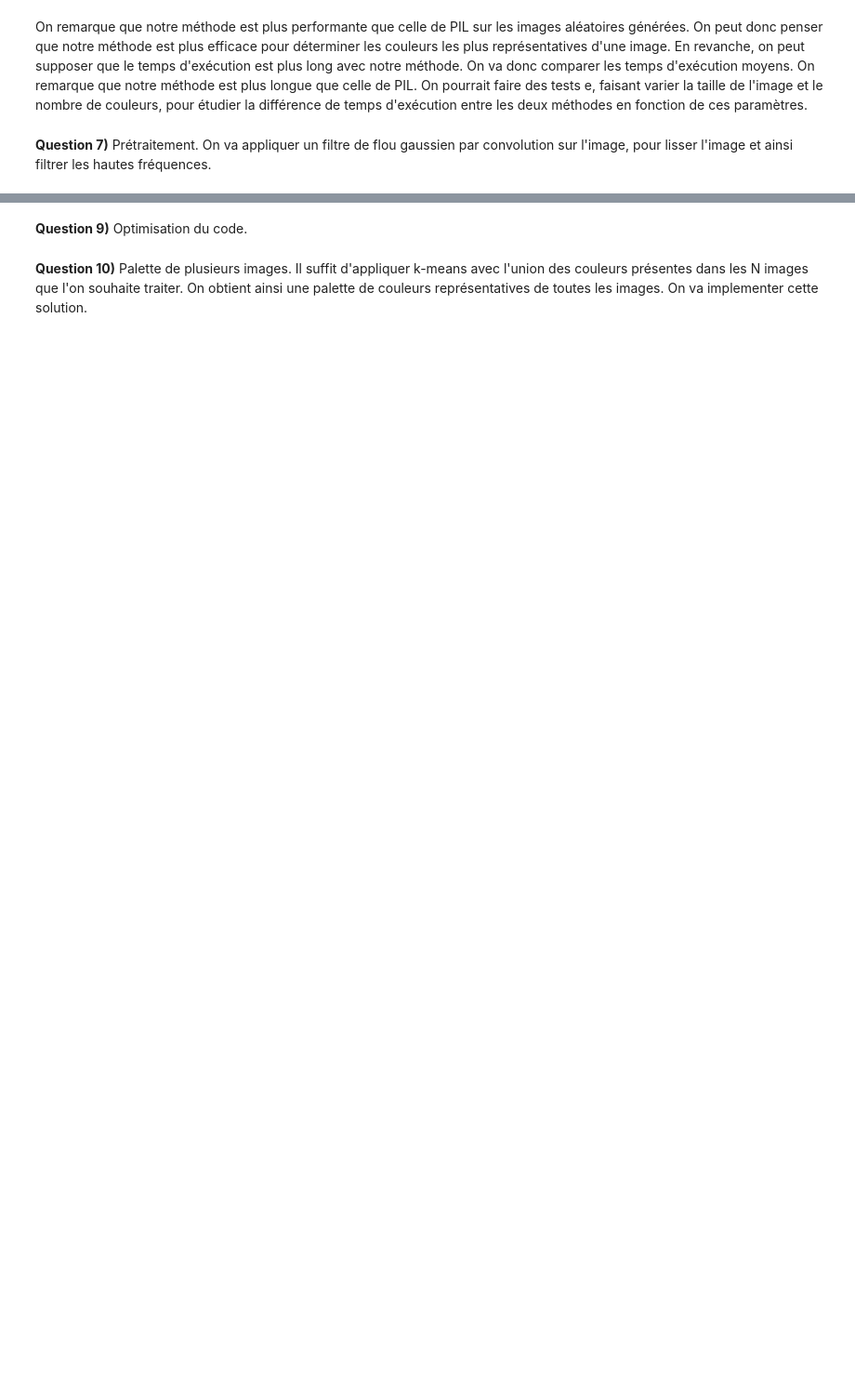
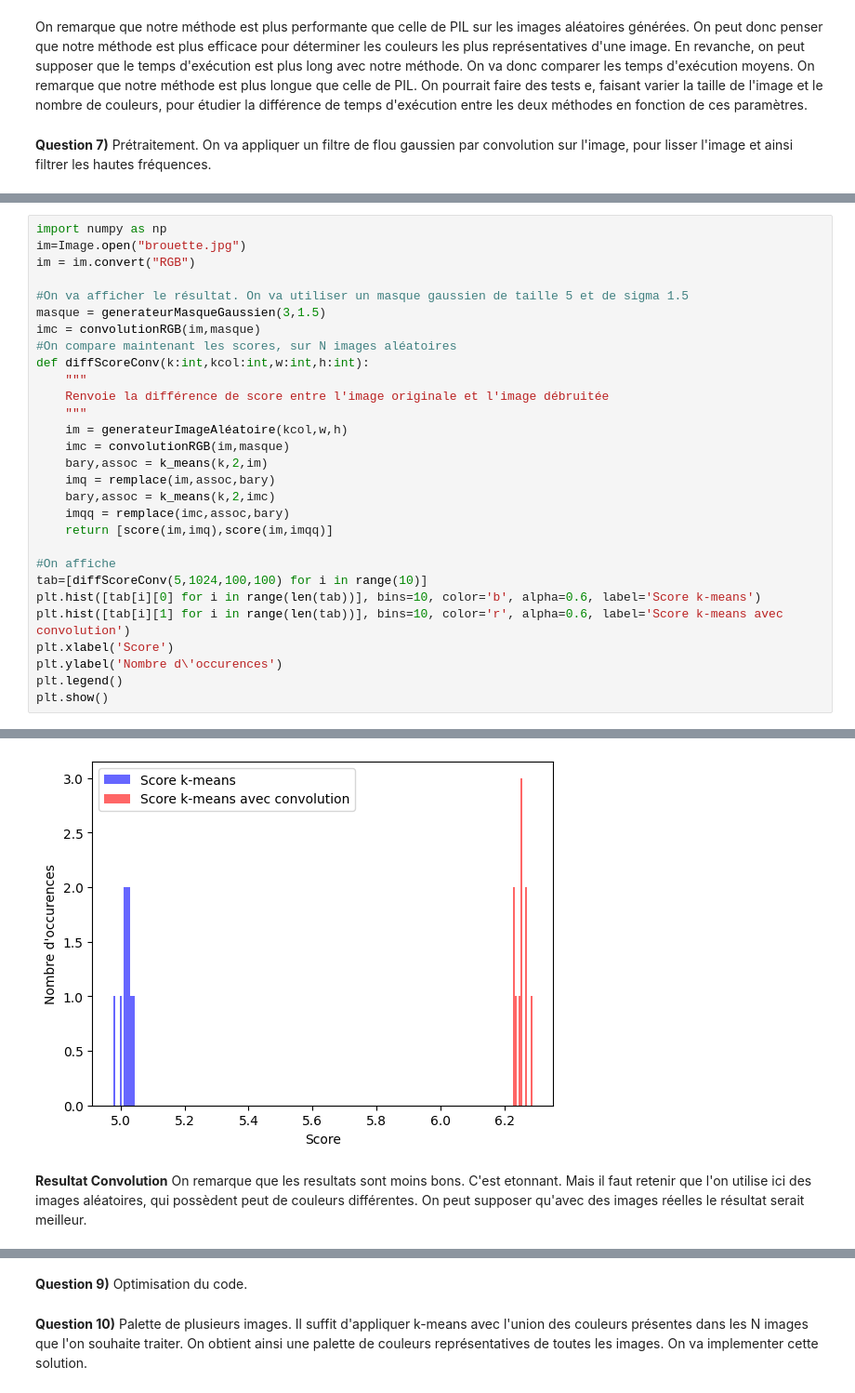
Before and after one commit to SVU12/ImagesQuantize, a Jupyter notebook: TD05/INF-TC1-td05.ipynb, the cells around one changed output, grey strips where cells are left out. Shown at 93% size. Saved outputs shown, nothing was run; the diff lists cells and outputs as text; blank space fills up the shorter version.

```diff
--- a/TD05/INF-TC1-td05.ipynb
+++ b/TD05/INF-TC1-td05.ipynb
@@ -473,0 +489,30 @@ def generateurMasqueGaussien(taille, sigma):
+# %%
+import numpy as np
+im=Image.open("brouette.jpg")
+im = im.convert("RGB")
+
+#On va afficher le résultat. On va utiliser un masque gaussien de taille 5 et de sigma 1.5
+masque = generateurMasqueGaussien(3,1.5)
+imc = convolutionRGB(im,masque)
+#On compare maintenant les scores, sur N images aléatoires
+def diffScoreConv(k:int,kcol:int,w:int,h:int):
+    """
+    Renvoie la différence de score entre l'image originale et l'image débruitée
+    """
+    im = generateurImageAléatoire(kcol,w,h)
+    imc = convolutionRGB(im,masque)
+    bary,assoc = k_means(k,2,im)
+    imq = remplace(im,assoc,bary)
+    bary,assoc = k_means(k,2,imc)
+    imqq = remplace(imc,assoc,bary)
+    return [score(im,imq),score(im,imqq)]
+
+#On affiche
+tab=[diffScoreConv(5,1024,100,100) for i in range(10)]
+plt.hist([tab[i][0] for i in range(len(tab))], bins=10, color='b', alpha=0.6, label='Score k-means')
+plt.hist([tab[i][1] for i in range(len(tab))], bins=10, color='r', alpha=0.6, label='Score k-means avec convolution')
+plt.xlabel('Score')
+plt.ylabel('Nombre d\'occurences')
+plt.legend()
+plt.show()
+# %% [output]
@@ -474,2 +539,5 @@ def generateurMasqueGaussien(taille, sigma):
+[figure, added]
+# %% [markdown]
+**Resultat Convolution** On remarque que les resultats sont moins bons. C'est etonnant. Mais il faut retenir que l'on utilise ici des images aléatoires, qui possèdent peut de couleurs différentes. On peut supposer qu'avec des images réelles le résultat serait meilleur.
 # %% [markdown]
 **Question 8)** On va maintenant étudier les différents profils de couleur. On va utiliser une représentation en HSL. Chromaticité, Luminance ainsi que Teinte. C'est une représentaiton cylindrique. La variance n'est pas identique sur ces 3 coordonnées. (Chromacité axe principal, Luminance module et Teinte est un angle)
```
Also changed, not shown: parts of 6 cells of this notebook, 1 other file.
